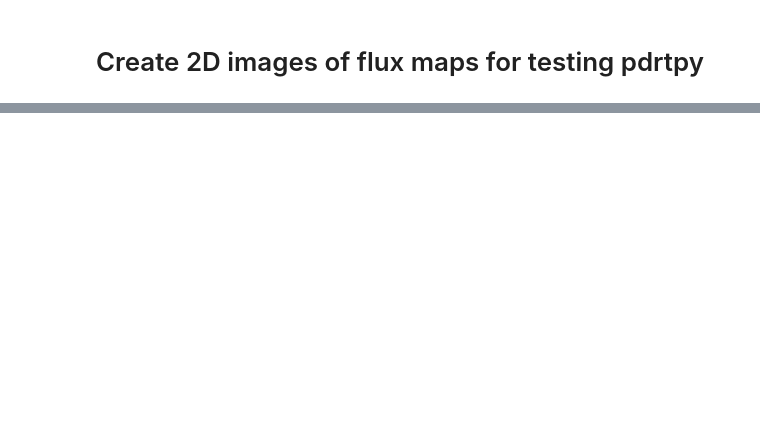
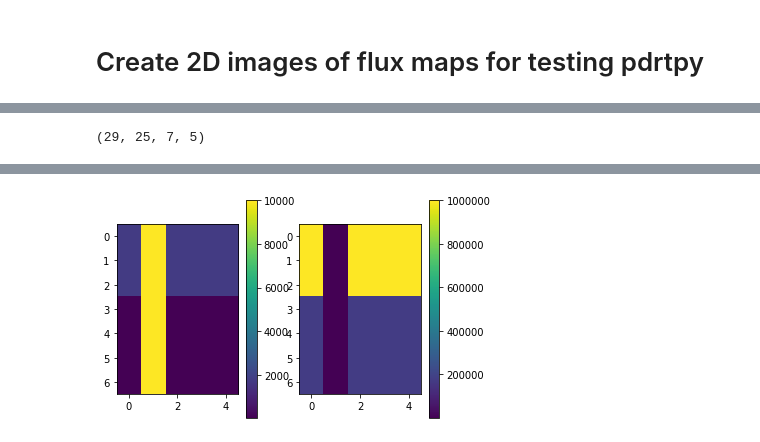
Before and after one commit to mpound/pdrttest, a Jupyter notebook: fakeobscreator.ipynb, the cells around one changed output, grey strips where cells are left out. Saved outputs shown, nothing was run; the diff lists cells and outputs as text; code cells hidden in the pictures; blank space fills up the shorter version.

```diff
--- a/fakeobscreator.ipynb
+++ b/fakeobscreator.ipynb
@@ -256,0 +211,21 @@ np.min(vvv)
+# %%
+p._chisq.header
+p._chisq.shape
+# %% [output]
+(29, 25, 7, 5)
+# %%
+#p._observedratios[p._firstkey(p._observedratios)].header
+#p._chisq.header
+#p._reducedChisq.header
+#p.g0_map.data.max()
+#plt.imshow(z3.data)
+plt.subplot(1,2,1)
+plt.imshow(p.g0_map)#,norm=p._zscale(p.g0_map))
+plt.colorbar()
+plt.subplot(1,2,2)
+plt.imshow(p.n_map)
+plt.colorbar()
+print(p.g0_map.header)
+print("\n")
+print(p.n_map.header)
+# %% [output]
@@ -256,0 +236 @@ np.min(vvv)
+[figure, added]
```
Also changed, not shown: parts of 121 cells of this notebook, 6 other files.
